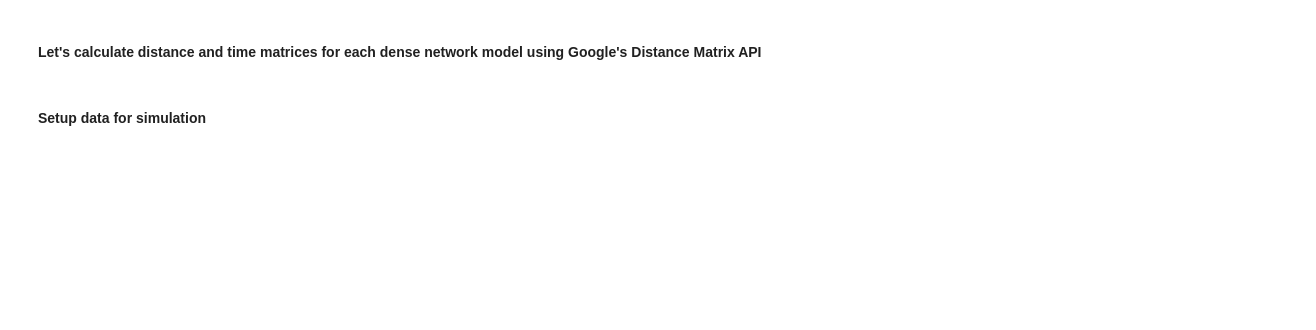
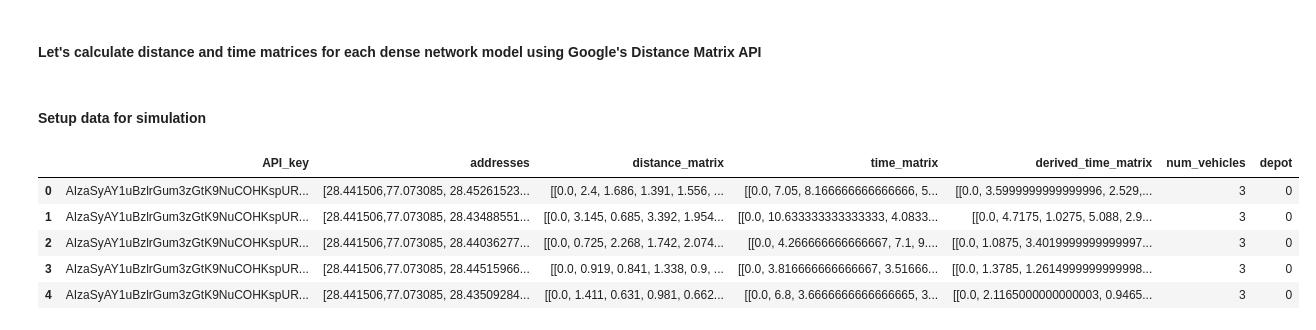
Before and after one commit to amariwyking/blinkit, a Jupyter notebook: experiment_setup.ipynb, the cells around one changed output. Drawn from its saved outputs; the diff is of its cells as text; code cells hidden in the pictures; blank space fills up the shorter version.

```diff
--- a/experiment_setup.ipynb
+++ b/experiment_setup.ipynb
@@ -280,3 +275,12 @@ for i in range(num_simulations):
 # Save simulation data for the models to local storage
 with open(os.path.join(simulation_data_dir, "simulation_data.pkl"), "wb") as f:
     pickle.dump(simulation_data, f)
+# %%
+pd.DataFrame(simulation_data)
+# %% [output]
+|  | API_key | addresses | distance_matrix | time_matrix | derived_time_matrix | num_vehicles | depot |
+| 0 | AIzaSyAY1uBzlrGum3zGtK9NuCOHKspUR... | [28.441506,77.073085, 28.45261523... | [[0.0, 2.4, 1.686, 1.391, 1.556, ... | [[0.0, 7.05, 8.166666666666666, 5... | [[0.0, 3.5999999999999996, 2.529,... | 3 | 0 |
+| 1 | AIzaSyAY1uBzlrGum3zGtK9NuCOHKspUR... | [28.441506,77.073085, 28.43488551... | [[0.0, 3.145, 0.685, 3.392, 1.954... | [[0.0, 10.633333333333333, 4.0833... | [[0.0, 4.7175, 1.0275, 5.088, 2.9... | 3 | 0 |
+| 2 | AIzaSyAY1uBzlrGum3zGtK9NuCOHKspUR... | [28.441506,77.073085, 28.44036277... | [[0.0, 0.725, 2.268, 1.742, 2.074... | [[0.0, 4.266666666666667, 7.1, 9.... | [[0.0, 1.0875, 3.4019999999999997... | 3 | 0 |
+| 3 | AIzaSyAY1uBzlrGum3zGtK9NuCOHKspUR... | [28.441506,77.073085, 28.44515966... | [[0.0, 0.919, 0.841, 1.338, 0.9, ... | [[0.0, 3.816666666666667, 3.51666... | [[0.0, 1.3785, 1.2614999999999998... | 3 | 0 |
+| 4 | AIzaSyAY1uBzlrGum3zGtK9NuCOHKspUR... | [28.441506,77.073085, 28.43509284... | [[0.0, 1.411, 0.631, 0.981, 0.662... | [[0.0, 6.8, 3.6666666666666665, 3... | [[0.0, 2.1165000000000003, 0.9465... | 3 | 0 |
```
Also changed, not shown: parts of 3 cells of this notebook, 6 other files.
